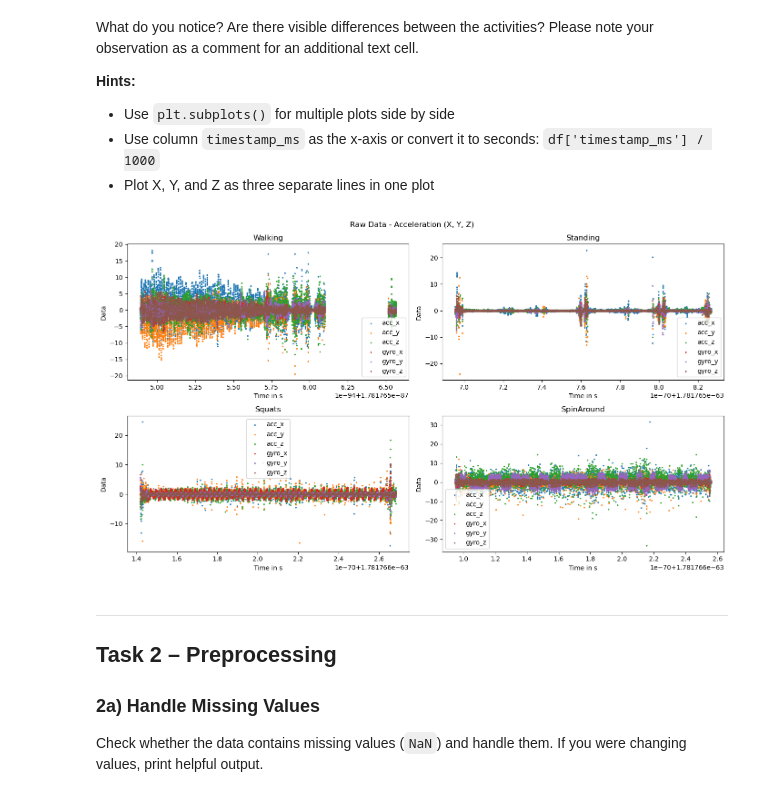
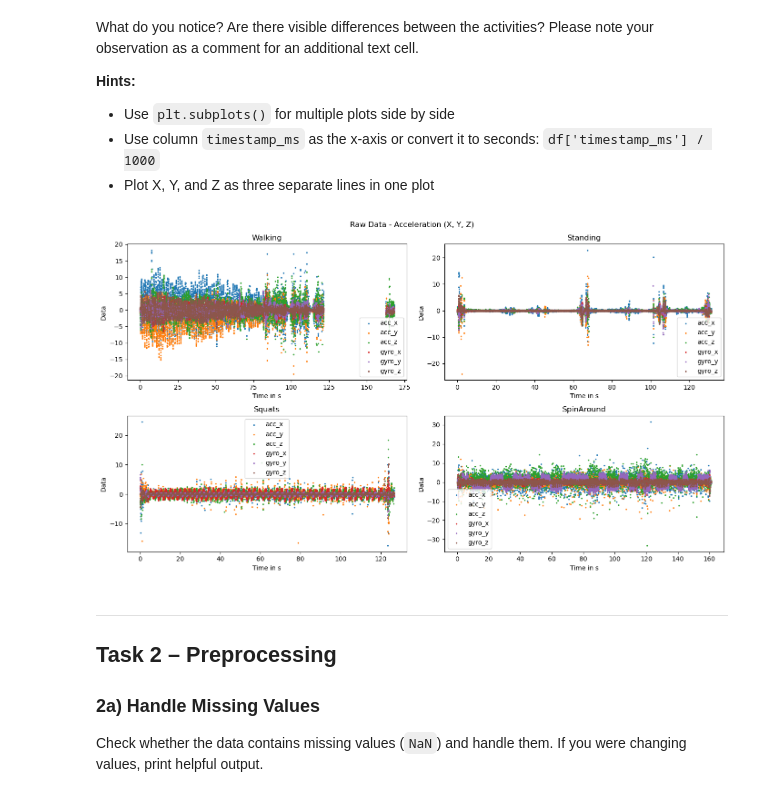
Before and after one commit to dhanushmaverick/Machine-Learning-Project, a Jupyter notebook: ML_Lab_Part_I.ipynb, the cells around one changed output. Saved outputs shown, nothing was run; the diff lists cells and outputs as text; code cells hidden in the pictures.

```diff
--- a/ML_Lab_Part_I.ipynb
+++ b/ML_Lab_Part_I.ipynb
@@ -253,7 +241,7 @@ fig, axes = plt.subplots(2, 2, figsize=(14, 8))
 def plot_activity(df: pd.DataFrame, activity: str, sensor: str = "acc"):
     """Plots X, Y, and Z of one sensor over time."""
     # TODO: compute time in seconds (timestamp_ms - timestamp_ms[0]) / 1000
-    time_in_s = df["timestamp_ms"]/1000
+    time_in_s = (df["timestamp_ms"]-df["timestamp_ms"][0])/1000
     # TODO: plot acc_x, acc_y, acc_z or gyro_x, gyro_y, gyro_z
 
     if ACTIVITIES[activity] == 1:
@@ -266,34 +254,34 @@ def plot_activity(df: pd.DataFrame, activity: str, sensor: str = "acc"):
         m = 1
         n = 0
     else:
         m = 1
         n = 1
 
     axes[m][n].scatter(time_in_s, df[sensor],label=sensor, s= 2)
     axes[m][n].set_ylabel('Data')
     axes[m][n].set_xlabel('Time in s')
     axes[m][n].set_title(activity)
     axes[m][n].legend()
 
 
 
     pass
 
 
 i = 0
 for activity in ACTIVITIES:
     for s in SENSOR_COLS:
         plot_activity(raw[activity], activity, s)
     i += 1
 
 fig.suptitle("Raw Data - Acceleration (X, Y, Z)")
 
 # TODO: create one subplot for each activity
 
 plt.tight_layout()
 plt.show()
 # %% [output]
-[figure, old version]
+[figure, new version]
 # %% [markdown]
 ---
 ## Task 2 – Preprocessing
```
Also changed, not shown: parts of 12 cells of this notebook, 4 other files.
